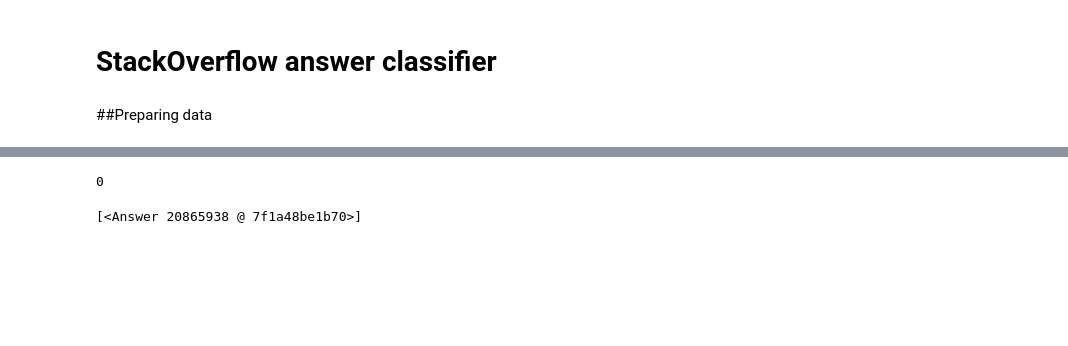
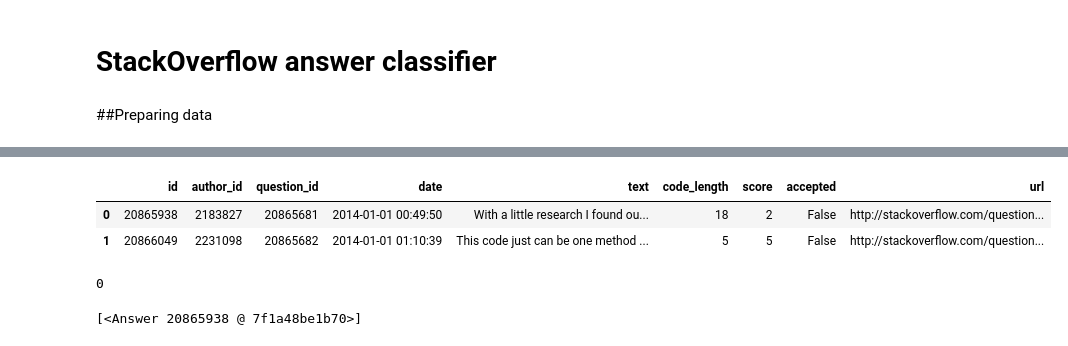
Before and after one commit to mavillard/so, a Jupyter notebook: so.ipynb, the cells around one changed output, grey strips where cells are left out. Saved outputs shown, nothing was run; the diff lists cells and outputs as text; code cells hidden in the pictures; blank space fills up the shorter version.

```diff
--- a/so.ipynb
+++ b/so.ipynb
@@ -212,3 +194,9 @@ so.
+# %%
+answers_df
+# %% [output]
+|  | id | author_id | question_id | date | text | code_length | score | accepted | url |
+| 0 | 20865938 | 2183827 | 20865681 | 2014-01-01 00:49:50 | With a little research I found ou... | 18 | 2 | False | http://stackoverflow.com/question... |
+| 1 | 20866049 | 2231098 | 20865682 | 2014-01-01 01:10:39 | This code just can be one method ... | 5 | 5 | False | http://stackoverflow.com/question... |
 # %%
 uq=uq.fetch()
 # %%
```
Also changed, not shown: parts of 24 cells of this notebook.
